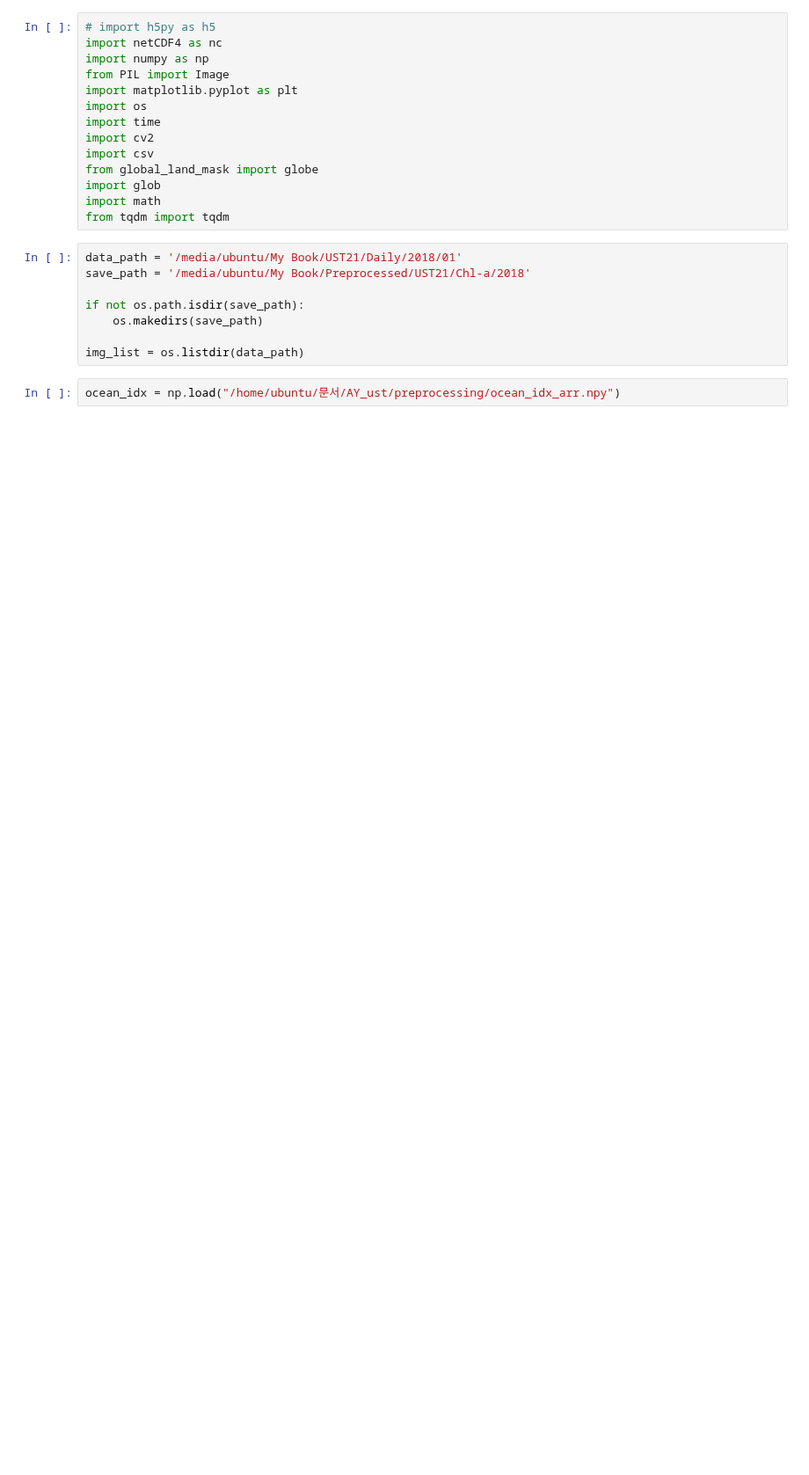
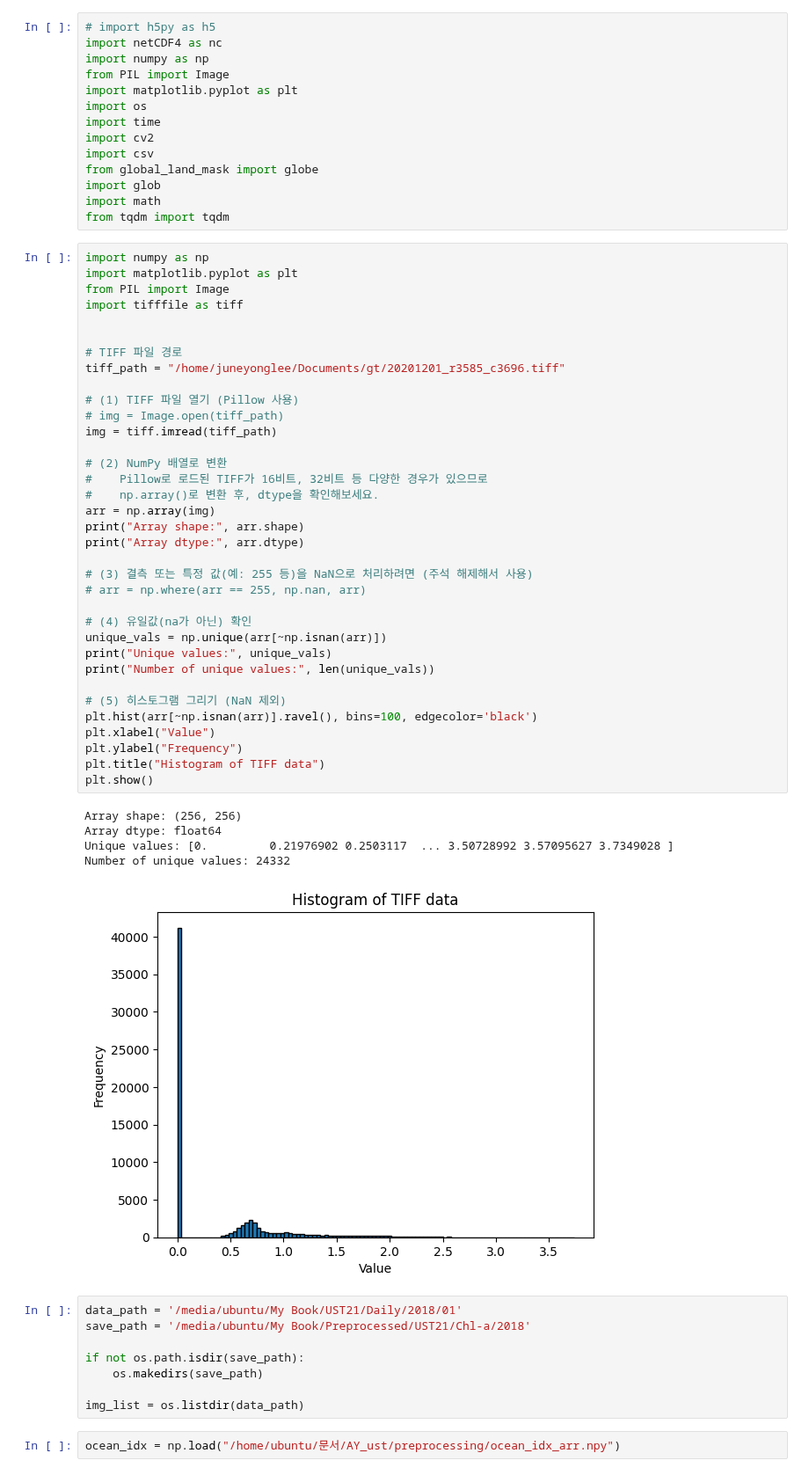
Before and after one commit to yousirong/marine_satellite_image_restoration, a Jupyter notebook: Notebook/1.2. preprocessing raw file (ust21- chl).ipynb, the cells around one changed output. Shown at 88% size. Cells and saved outputs as stored; diff of their text form; blank space fills up the shorter version.

```diff
--- a/Notebook/1.2. preprocessing raw file (ust21- chl).ipynb
+++ b/Notebook/1.2. preprocessing raw file (ust21- chl).ipynb
@@ -12,6 +12,47 @@ from global_land_mask import globe
 import glob
 import math
 from tqdm import tqdm
+# %%
+import numpy as np
+import matplotlib.pyplot as plt
+from PIL import Image
+import tifffile as tiff
+
+
+# TIFF 파일 경로
+tiff_path = "/home/juneyonglee/Documents/gt/20201201_r3585_c3696.tiff"
+
+# (1) TIFF 파일 열기 (Pillow 사용)
+# img = Image.open(tiff_path)
+img = tiff.imread(tiff_path)
+
+# (2) NumPy 배열로 변환
+#    Pillow로 로드된 TIFF가 16비트, 32비트 등 다양한 경우가 있으므로
+#    np.array()로 변환 후, dtype을 확인해보세요.
+arr = np.array(img)
+print("Array shape:", arr.shape)
+print("Array dtype:", arr.dtype)
+
+# (3) 결측 또는 특정 값(예: 255 등)을 NaN으로 처리하려면 (주석 해제해서 사용)
+# arr = np.where(arr == 255, np.nan, arr)
+
+# (4) 유일값(na가 아닌) 확인
+unique_vals = np.unique(arr[~np.isnan(arr)])
+print("Unique values:", unique_vals)
+print("Number of unique values:", len(unique_vals))
+
+# (5) 히스토그램 그리기 (NaN 제외)
+plt.hist(arr[~np.isnan(arr)].ravel(), bins=100, edgecolor='black')
+plt.xlabel("Value")
+plt.ylabel("Frequency")
+plt.title("Histogram of TIFF data")
+plt.show()
+# %% [output]
+Array shape: (256, 256)
+Array dtype: float64
+Unique values: [0.         0.21976902 0.2503117  ... 3.50728992 3.57095627 3.7349028 ]
+Number of unique values: 24332
+[figure, added]
 # %%
 data_path = '/media/ubuntu/My Book/UST21/Daily/2018/01'
 save_path = '/media/ubuntu/My Book/Preprocessed/UST21/Chl-a/2018'
```
Also changed, not shown: 12 other files.
